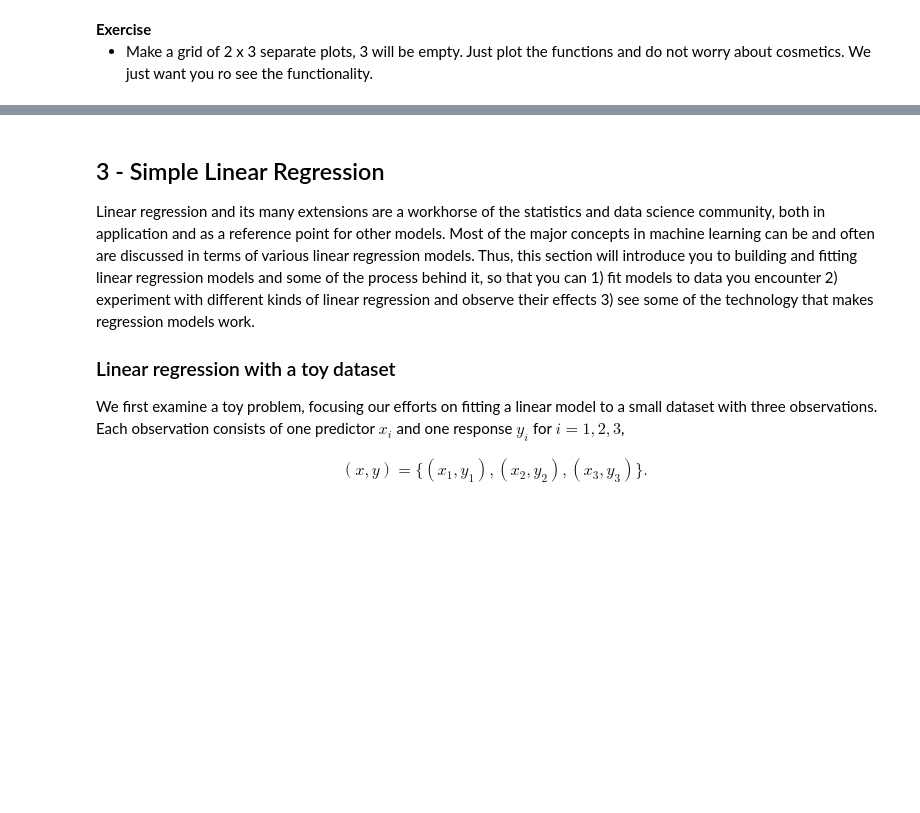
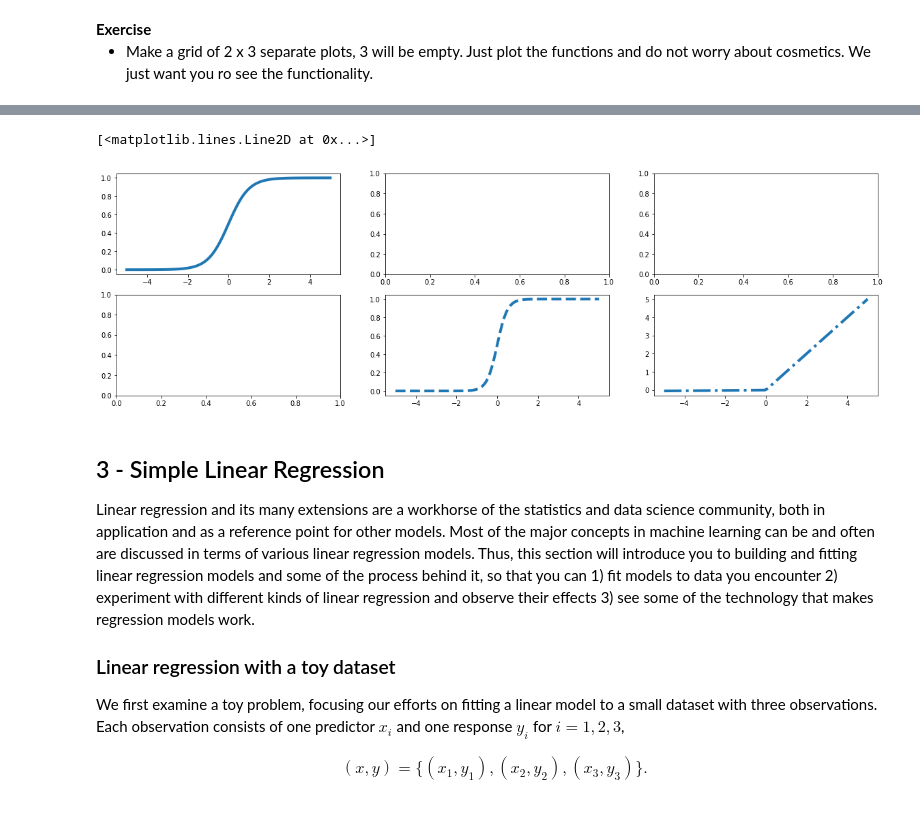
Before and after one commit to tth63425/2019-CS109A, a Jupyter notebook: content/labs/lab03/notebook/cs109a_lab3_kNN_SLR_matplot.ipynb, the cells around one changed output, grey strips where cells are left out. Saved outputs shown, nothing was run; the diff lists cells and outputs as text; code cells hidden in the pictures; blank space fills up the shorter version.

```diff
--- a/content/labs/lab03/notebook/cs109a_lab3_kNN_SLR_matplot.ipynb
+++ b/content/labs/lab03/notebook/cs109a_lab3_kNN_SLR_matplot.ipynb
@@ -452,3 +495,20 @@ ValueError: 'solutions/six_subplots.py' was not found in history, as a file, url
+# %%
+# %load solutions/six_subplots.py
+
+# First get the data
+f = logistic(x, 2.0, 1.0)
+g = stretch_tanh(x, 2.0, 0.5, 0.5)
+h = relu(x)
+
+fig, ax = plt.subplots(2,3, figsize=(20,6)) # Create figure object
+
+# Make actual plots
+ax[0][0].plot(x, f, lw=4, ls='-', label=r'$L(x;1)$')
+ax[1][1].plot(x, g, lw=4, ls='--', label=r'$\tanh(2x)$')
+ax[1][2].plot(x, h, lw=4, ls='-.', label=r'$relu(x; 0.01)$')
+# %% [output]
+[<matplotlib.lines.Line2D at 0x...>]
+[figure, added]
 # %% [markdown]
 <a class="anchor" id="third-bullet"></a>
 ## 3 - Simple Linear Regression
```
Also changed, not shown: parts of 13 cells of this notebook.
